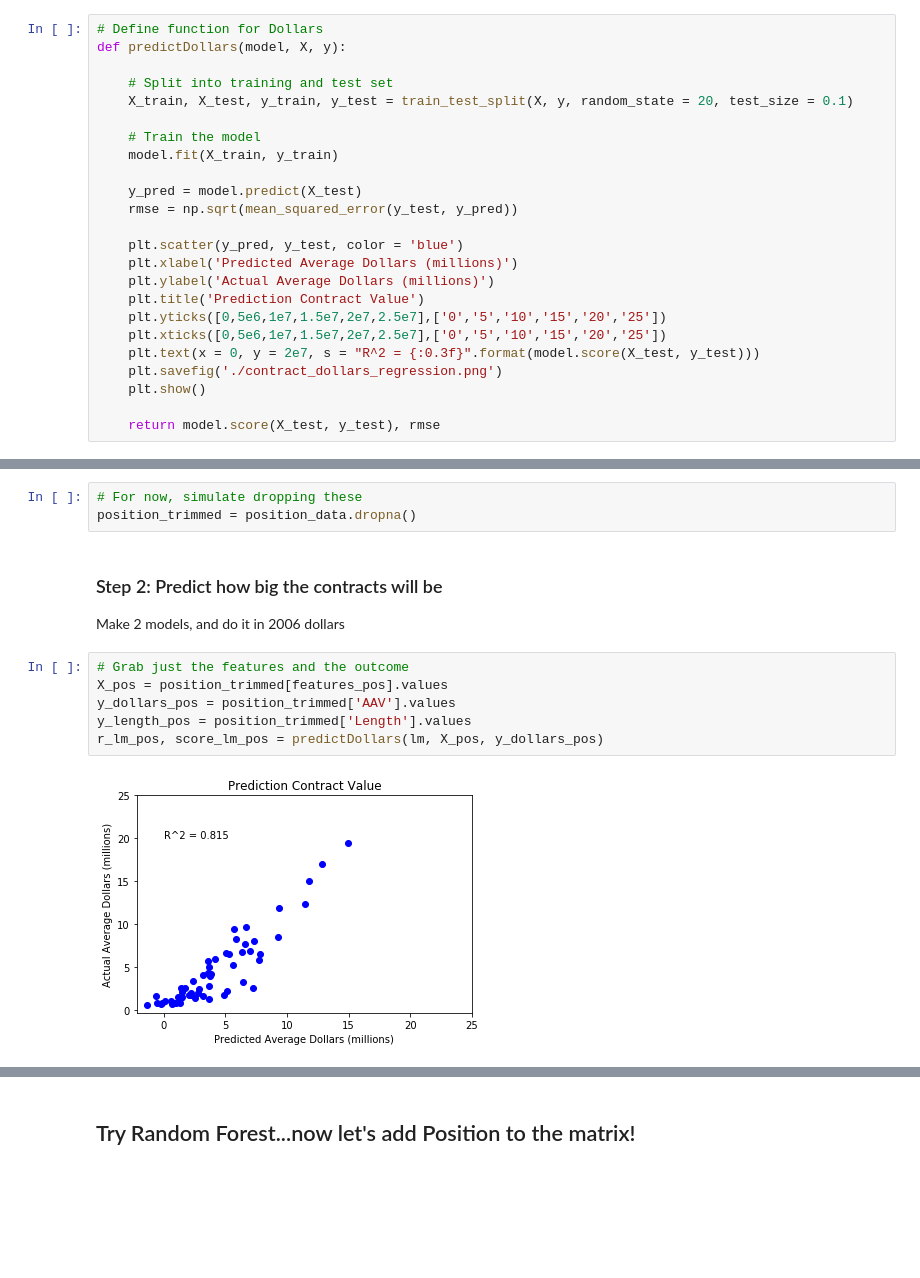
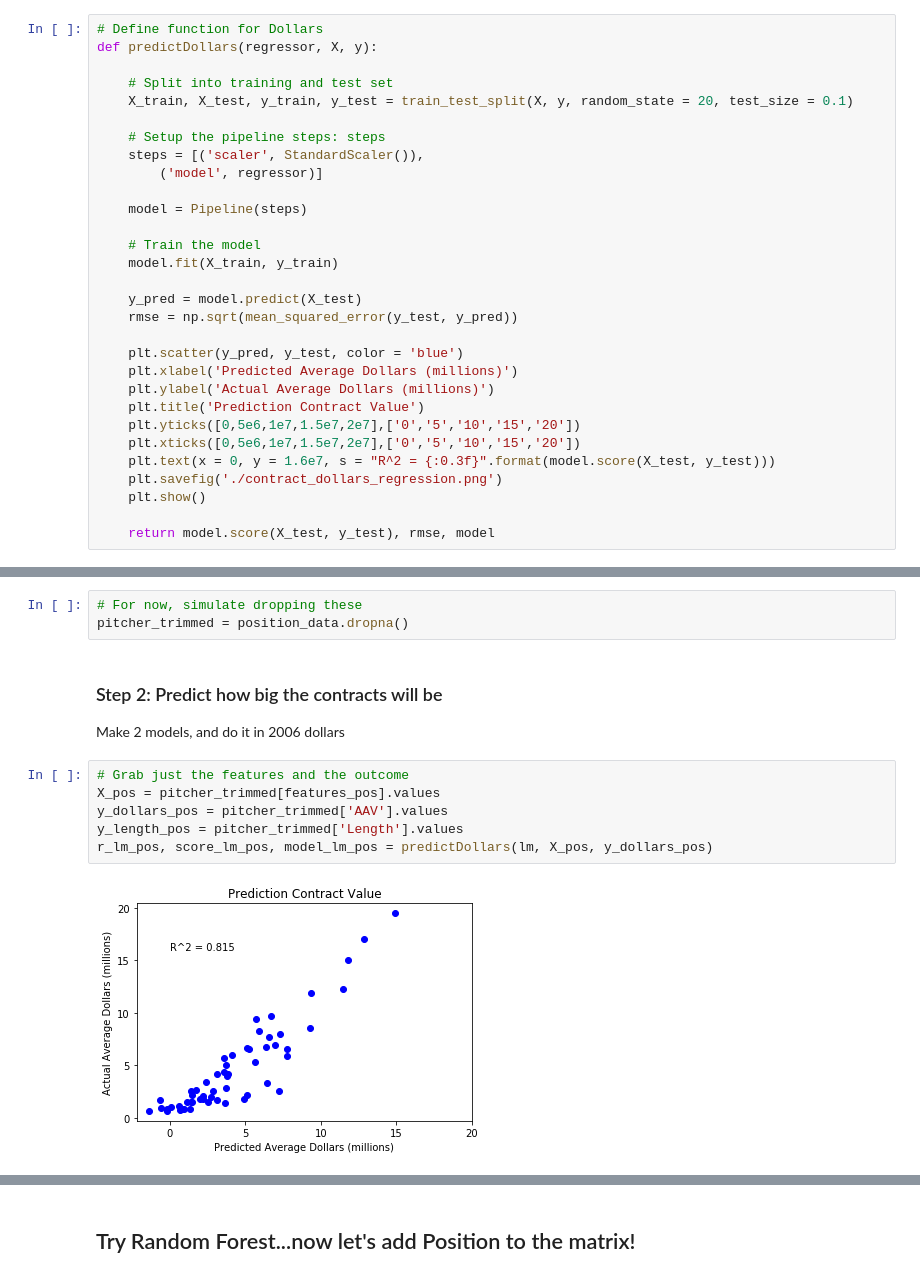
Before and after one commit to marichards/MLB_FA_Predictor, a Jupyter notebook: Regression.ipynb, the cells around one changed output, grey strips where cells are left out. Cells and saved outputs as stored; diff of their text form; blank space fills up the shorter version.

Commit message:
Made more demo plots

```diff
--- a/Regression.ipynb
+++ b/Regression.ipynb
@@ -306,10 +373,16 @@ avg / total       0.79      0.79      0.79        94
 For now, these will use an OOTB gradient boosted model
 # %%
 # Define function for Dollars
-def predictDollars(model, X, y):
+def predictDollars(regressor, X, y):
 
     # Split into training and test set
     X_train, X_test, y_train, y_test = train_test_split(X, y, random_state = 20, test_size = 0.1)
+
+    # Setup the pipeline steps: steps
+    steps = [('scaler', StandardScaler()),
+        ('model', regressor)]
+
+    model = Pipeline(steps)
 
     # Train the model
     model.fit(X_train, y_train)
@@ -321,13 +394,13 @@ def predictDollars(model, X, y):
     plt.xlabel('Predicted Average Dollars (millions)')
     plt.ylabel('Actual Average Dollars (millions)')
     plt.title('Prediction Contract Value')
-    plt.yticks([0,5e6,1e7,1.5e7,2e7,2.5e7],['0','5','10','15','20','25'])
-    plt.xticks([0,5e6,1e7,1.5e7,2e7,2.5e7],['0','5','10','15','20','25'])
-    plt.text(x = 0, y = 2e7, s = "R^2 = {:0.3f}".format(model.score(X_test, y_test)))
+    plt.yticks([0,5e6,1e7,1.5e7,2e7],['0','5','10','15','20'])
+    plt.xticks([0,5e6,1e7,1.5e7,2e7],['0','5','10','15','20'])
+    plt.text(x = 0, y = 1.6e7, s = "R^2 = {:0.3f}".format(model.score(X_test, y_test)))
     plt.savefig('./contract_dollars_regression.png')
     plt.show()
 
-    return model.score(X_test, y_test), rmse
+    return model.score(X_test, y_test), rmse, model
 # %%
 # Definte function for contract length
 def predictLength(model, X, y):
@@ -368,16 +441,16 @@ Woo!
 ### Step 1: Predict which players will get contracts
 # %%
 # For now, simulate dropping these
-position_trimmed = position_data.dropna()
+pitcher_trimmed = position_data.dropna()
 # %% [markdown]
 ### Step 2: Predict how big the contracts will be
 
 Make 2 models, and do it in 2006 dollars
 # %%
 # Grab just the features and the outcome
-X_pos = position_trimmed[features_pos].values
-y_dollars_pos = position_trimmed['AAV'].values
-y_length_pos = position_trimmed['Length'].values
-r_lm_pos, score_lm_pos = predictDollars(lm, X_pos, y_dollars_pos)
+X_pos = pitcher_trimmed[features_pos].values
+y_dollars_pos = pitcher_trimmed['AAV'].values
+y_length_pos = pitcher_trimmed['Length'].values
+r_lm_pos, score_lm_pos, model_lm_pos = predictDollars(lm, X_pos, y_dollars_pos)
 # %% [output]
-[figure, old version]
+[figure, new version]
```
Also changed, not shown: parts of 25 cells of this notebook, 6 other files.
